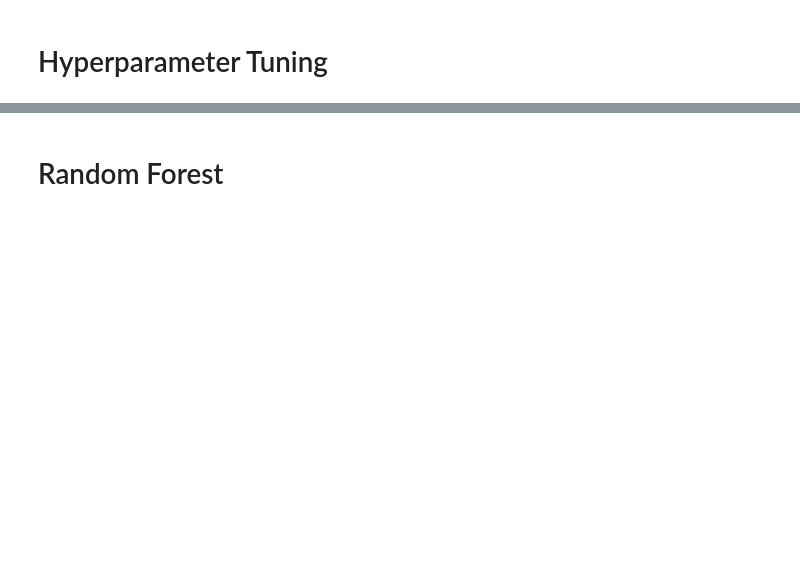
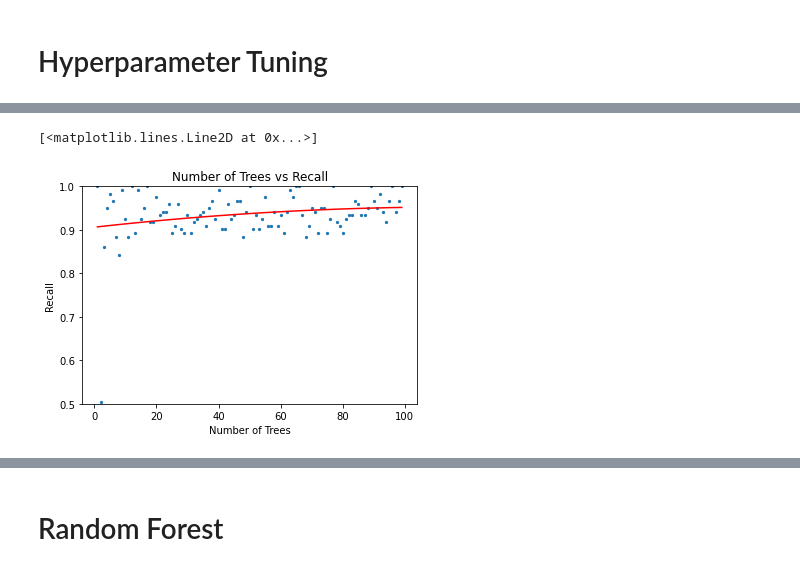
Before and after one commit to petertran14/CS524-Final-Project, a Jupyter notebook: Random Forest Model/Random Forest.ipynb, the cells around one changed output, grey strips where cells are left out. Cells and saved outputs as stored; diff of their text form; code cells hidden in the pictures; blank space fills up the shorter version.

```diff
--- a/Random Forest Model/Random Forest.ipynb
+++ b/Random Forest Model/Random Forest.ipynb
@@ -215,0 +256,15 @@ print(accuracy_list)
+# %%
+plt.scatter(n_trees, recall_list, s=5)
+plt.title('Number of Trees vs Recall')
+plt.xlabel('Number of Trees')
+plt.ylabel('Recall')
+plt.ylim(0.5, 1.0)
+
+# Calculate equation for trendline
+z = np.polyfit(n_trees, recall_list, 2)
+p = np.poly1d(z)
+
+plt.plot(n_trees, p(n_trees), color='red')
+# %% [output]
+[<matplotlib.lines.Line2D at 0x...>]
+[figure, added]
```
Also changed, not shown: parts of 28 cells of this notebook.
